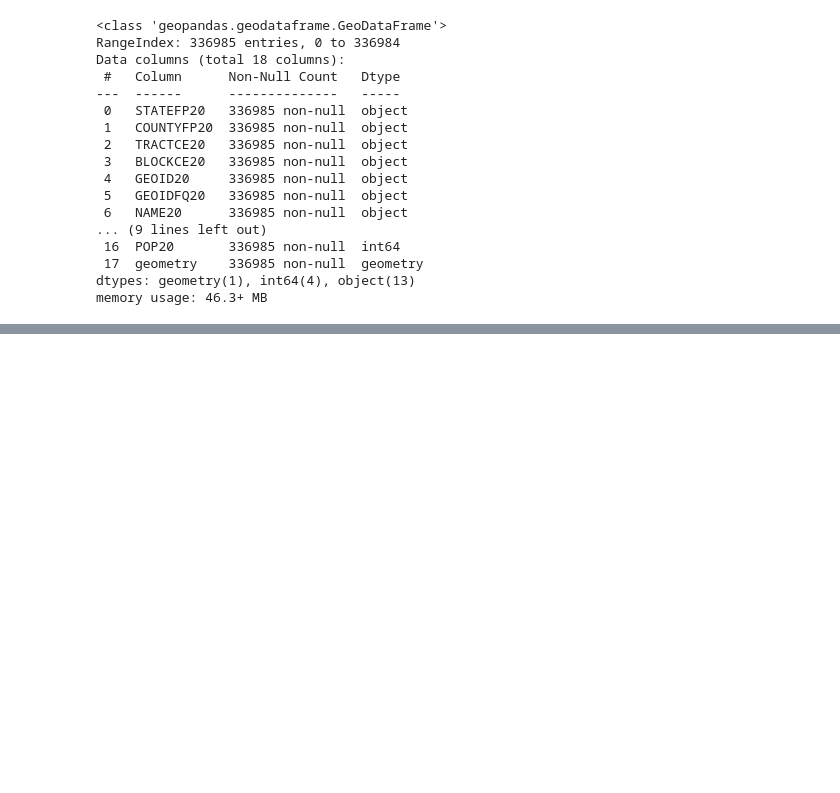
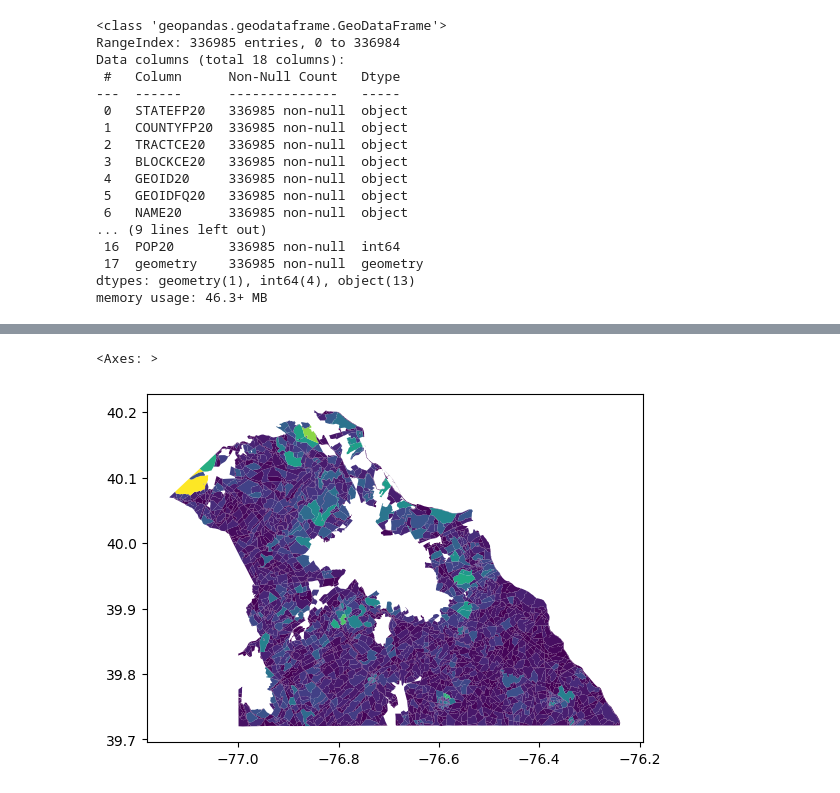
Before and after one commit to tiangenglu/data_visualization, a Jupyter notebook: 2025-02-06_map_01.ipynb, the cells around one changed output, grey strips where cells are left out. Drawn from its saved outputs; the diff is of its cells as text; code cells hidden in the pictures; blank space fills up the shorter version.

```diff
--- a/2025-02-06_map_01.ipynb
+++ b/2025-02-06_map_01.ipynb
@@ -56,0 +120,6 @@ memory usage: 46.3+ MB
+# %%
+# rural
+dbf_blk_42_133_r.plot(column = 'POP20')
+# %% [output]
+<Axes: >
+[figure, added]
```
Also changed, not shown: parts of 8 cells of this notebook.
